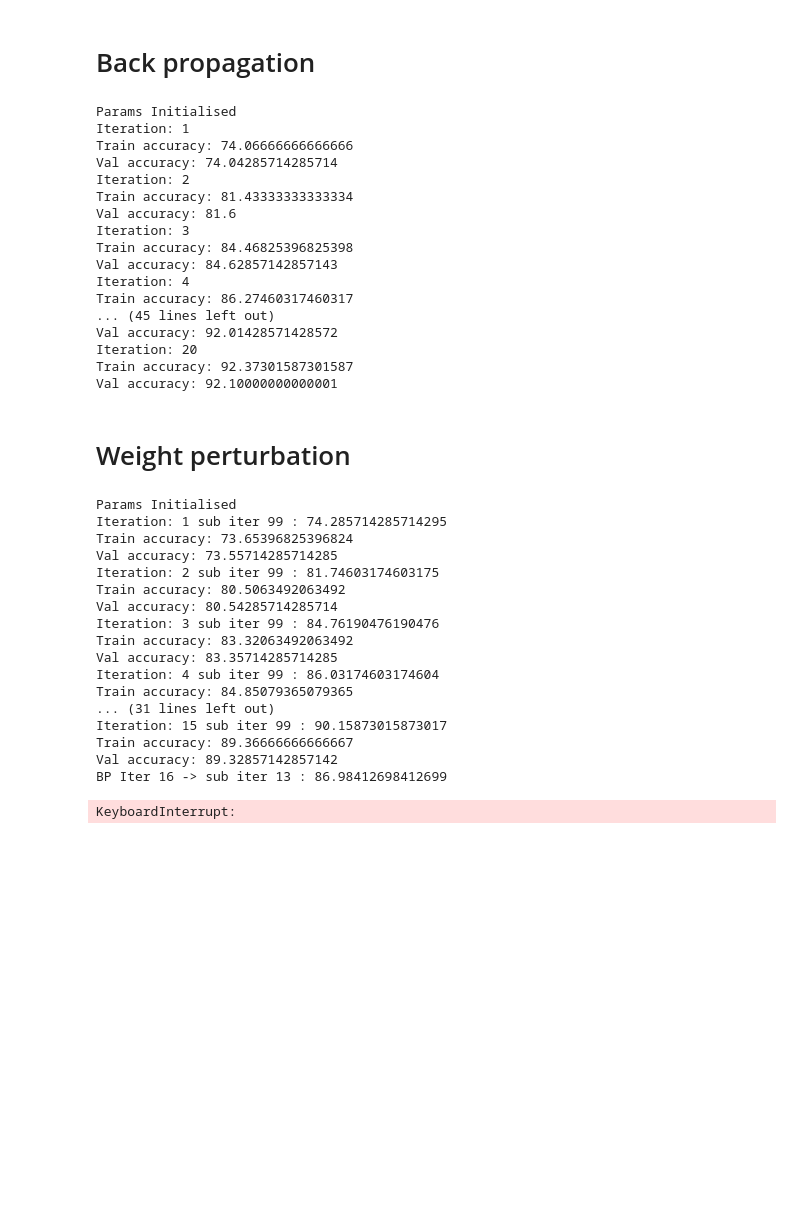
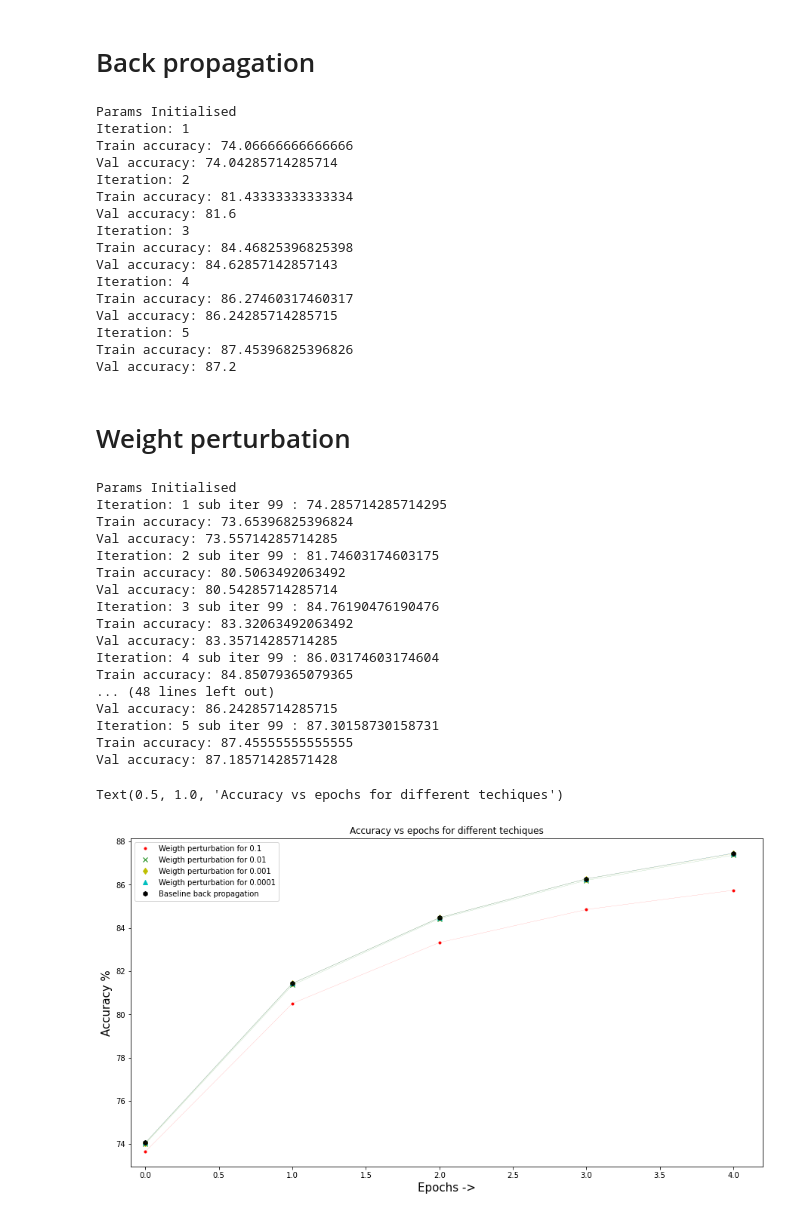
Before and after one commit to Rohit01-zoey/Perturbation-techniques-in-CNNs, a Jupyter notebook: code/wpMnist.ipynb, the cells around one changed output. Saved outputs shown, nothing was run; the diff lists cells and outputs as text; code cells hidden in the pictures; blank space fills up the shorter version.

```diff
--- a/code/wpMnist.ipynb
+++ b/code/wpMnist.ipynb
@@ -206,7 +206,7 @@ def batch_grad_descent(X,Y,iter, lr, print_op=1):
 
   return W1, b1, W2, b2, train_acc, val_acc, train_loss, val_loss, sum_weights
 # %%
-batch_grad_descent(x_train,y_train,20, 0.1, print_op=1);
+_, _, _, _, train_accBP, val_accBP, train_loss, val_loss, sum_weights = batch_grad_descent(x_train,y_train,5, 0.1, print_op=1);
 # %% [output]
 Params Initialised
 Iteration: 1
@@ -220,11 +220,10 @@ Train accuracy: 84.46825396825398
 Val accuracy: 84.62857142857143
 Iteration: 4
 Train accuracy: 86.27460317460317
-... (45 lines left out)
-Val accuracy: 92.01428571428572
-Iteration: 20
-Train accuracy: 92.37301587301587
-Val accuracy: 92.10000000000001
+Val accuracy: 86.24285714285715
+Iteration: 5
+Train accuracy: 87.45396825396826
+Val accuracy: 87.2
 # %% [markdown]
 # Weight perturbation
 # %%
@@ -274,7 +273,7 @@ def WP(W1, b1, W2, b2, pert, lossBeforePert, X, y):
 
     return dW1, db1, dW2, db2
 # %%
-def batch_grad_descentWP(X,Y,iter, lr, print_op=1):
+def batch_grad_descentWP(X,Y,iter, lr, pert, print_op=1):
 
   # print("Entered Grad Descent")
   #performs minibatch grad descent for given iterations and learning rate
@@ -310,7 +309,7 @@ def batch_grad_descentWP(X,Y,iter, lr, print_op=1):
 
       #dW1, db1, dW2, db2 = backprop(Z1, A1, Z2, A2, W1, W2, X1, Y1)
       loss = np.sum(crossEntropy(one_hot_encoding(Y1), A2))
-      dW1, db1, dW2, db2 = WP(W1, b1, W2, b2, pert=0.1, lossBeforePert=loss, X=X1, y=Y1)
+      dW1, db1, dW2, db2 = WP(W1, b1, W2, b2, pert=pert, lossBeforePert=loss, X=X1, y=Y1)
 
 
       W1, b1, W2, b2 = param_update(W1, b1, W2, b2,  dW1, db1, dW2, db2,  lr = lr)
@@ -350,7 +349,13 @@ def batch_grad_descentWP(X,Y,iter, lr, print_op=1):
 
   return W1, b1, W2, b2, train_acc, val_acc, train_loss, val_loss, sum_weights
 # %%
-_, _, _, _, train_acc, val_acc, train_loss, val_loss, sum_weights = batch_grad_descentWP(x_train,y_train,20, 0.1, print_op=1);
+pertList = [0.1, 0.01, 0.001, 0.0001]
+trainAccWP = []
+valAccWP = []
+for pert in pertList:
+    _, _, _, _, train_acc, val_acc, train_loss, val_loss, sum_weights = batch_grad_descentWP(x_train,y_train,5, 0.1, pert = pert, print_op=1);
+    trainAccWP.append(train_acc)
+    valAccWP.append(val_acc)
 # %% [output]
 Params Initialised
 Iteration: 1 sub iter 99 : 74.285714285714295
@@ -364,9 +369,30 @@ Train accuracy: 83.32063492063492
 Val accuracy: 83.35714285714285
 Iteration: 4 sub iter 99 : 86.03174603174604
 Train accuracy: 84.85079365079365
-... (31 lines left out)
-Iteration: 15 sub iter 99 : 90.15873015873017
-Train accuracy: 89.36666666666667
-Val accuracy: 89.32857142857142
-BP Iter 16 -> sub iter 13 : 86.98412698412699
+... (48 lines left out)
+Val accuracy: 86.24285714285715
+Iteration: 5 sub iter 99 : 87.30158730158731
+Train accuracy: 87.45555555555555
+Val accuracy: 87.18571428571428
-KeyboardInterrupt:
+# %%
+plt.figure(figsize=(15, 8))
+format = ['r.', 'gx', 'yd', 'c^']
+col = ['r', 'g', 'y', 'c']
+leg = []
+epochList = [i for i in range(5)]
+for _ in range(len(pertList)):
+    plt.plot(epochList, trainAccWP[_], format[_])
+    leg.append(f"Weigth perturbation for {pertList[_]}")
+plt.plot(epochList, train_accBP, 'kh')
+leg.append("Baseline back propagation")
+for _ in range(len(pertList)):
+    plt.plot(epochList, trainAccWP[_], col[_], linewidth=0.2, alpha = 0.5)
+plt.plot(epochList, train_accBP, 'k', linewidth=0.2, alpha = 0.5)
+plt.legend(leg)
+plt.xlim(left = -0.1)
+plt.xlabel("Epochs ->", size = 15)
+plt.ylabel("Accuracy %", size = 15)
+plt.title("Accuracy vs epochs for different techiques")
+# %% [output]
+Text(0.5, 1.0, 'Accuracy vs epochs for different techiques')
+[figure, added]
```
Also changed, not shown: parts of 1 cell of this notebook, 2 other files.
